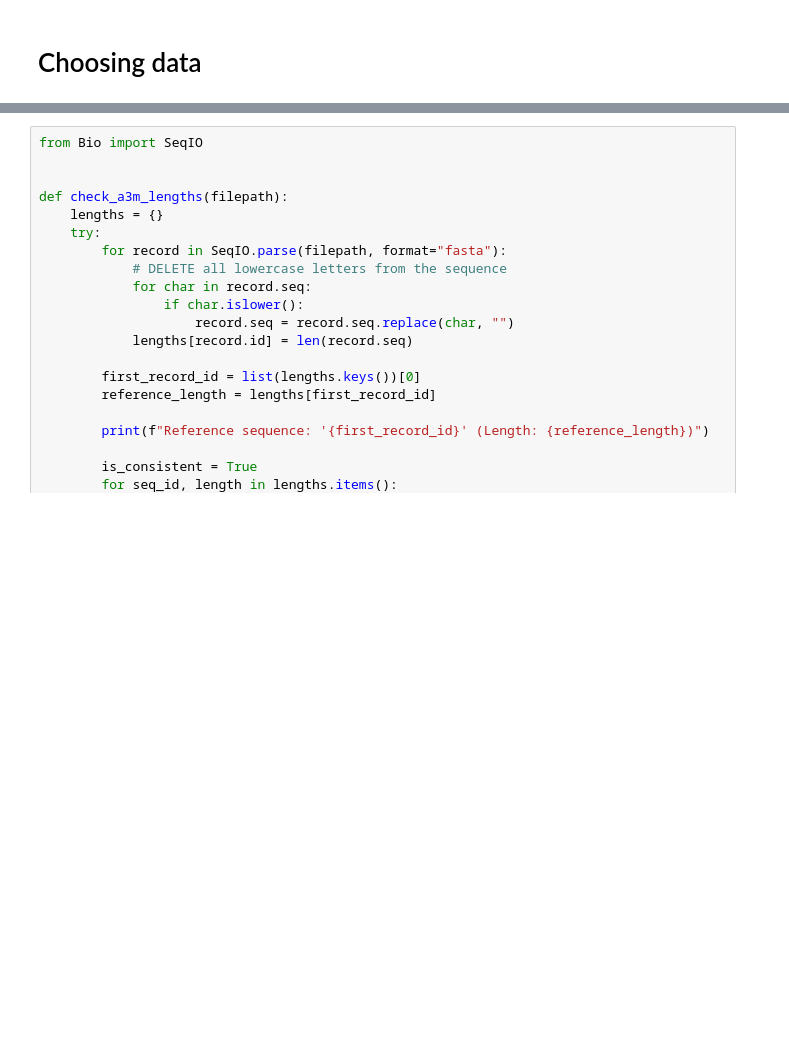
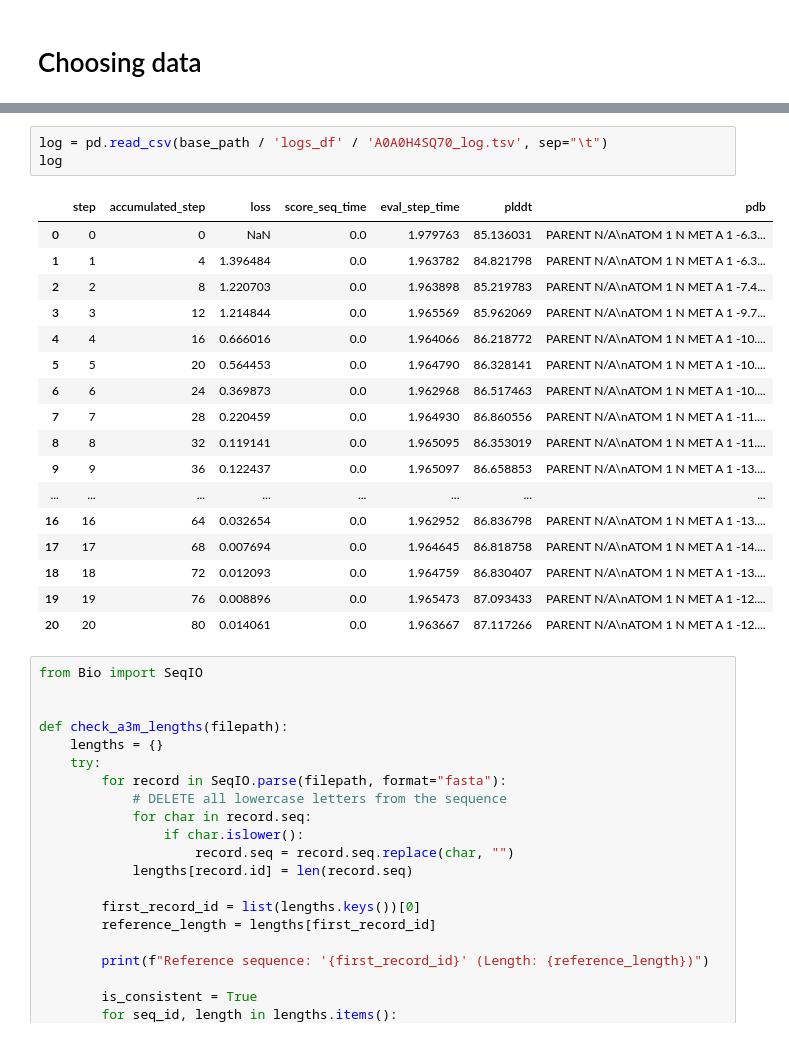
Before and after one commit to pimenol/ProteinTTT, a Jupyter notebook: notebooks/ProteinTTT_MSA.ipynb, the cells around one changed output, grey strips where cells are left out. Cells and saved outputs as stored; diff of their text form; blank space fills up the shorter version.

```diff
--- a/notebooks/ProteinTTT_MSA.ipynb
+++ b/notebooks/ProteinTTT_MSA.ipynb
@@ -43,3 +264,24 @@ log
+# %%
+log = pd.read_csv(base_path / 'logs_df' / 'A0A0H4SQ70_log.tsv', sep="\t")
+log
+# %% [output]
+|  | step | accumulated_step | loss | score_seq_time | eval_step_time | plddt | pdb |
+| 0 | 0 | 0 | NaN | 0.0 | 1.979763 | 85.136031 | PARENT N/A\nATOM 1 N MET A 1 -6.3... |
+| 1 | 1 | 4 | 1.396484 | 0.0 | 1.963782 | 84.821798 | PARENT N/A\nATOM 1 N MET A 1 -6.3... |
+| 2 | 2 | 8 | 1.220703 | 0.0 | 1.963898 | 85.219783 | PARENT N/A\nATOM 1 N MET A 1 -7.4... |
+| 3 | 3 | 12 | 1.214844 | 0.0 | 1.965569 | 85.962069 | PARENT N/A\nATOM 1 N MET A 1 -9.7... |
+| 4 | 4 | 16 | 0.666016 | 0.0 | 1.964066 | 86.218772 | PARENT N/A\nATOM 1 N MET A 1 -10.... |
+| 5 | 5 | 20 | 0.564453 | 0.0 | 1.964790 | 86.328141 | PARENT N/A\nATOM 1 N MET A 1 -10.... |
+| 6 | 6 | 24 | 0.369873 | 0.0 | 1.962968 | 86.517463 | PARENT N/A\nATOM 1 N MET A 1 -10.... |
+| 7 | 7 | 28 | 0.220459 | 0.0 | 1.964930 | 86.860556 | PARENT N/A\nATOM 1 N MET A 1 -11.... |
+| 8 | 8 | 32 | 0.119141 | 0.0 | 1.965095 | 86.353019 | PARENT N/A\nATOM 1 N MET A 1 -11.... |
+| 9 | 9 | 36 | 0.122437 | 0.0 | 1.965097 | 86.658853 | PARENT N/A\nATOM 1 N MET A 1 -13.... |
+| ... | ... | ... | ... | ... | ... | ... | ... |
+| 16 | 16 | 64 | 0.032654 | 0.0 | 1.962952 | 86.836798 | PARENT N/A\nATOM 1 N MET A 1 -13.... |
+| 17 | 17 | 68 | 0.007694 | 0.0 | 1.964645 | 86.818758 | PARENT N/A\nATOM 1 N MET A 1 -14.... |
+| 18 | 18 | 72 | 0.012093 | 0.0 | 1.964759 | 86.830407 | PARENT N/A\nATOM 1 N MET A 1 -13.... |
+| 19 | 19 | 76 | 0.008896 | 0.0 | 1.965473 | 87.093433 | PARENT N/A\nATOM 1 N MET A 1 -12.... |
+| 20 | 20 | 80 | 0.014061 | 0.0 | 1.963667 | 87.117266 | PARENT N/A\nATOM 1 N MET A 1 -12.... |
 # %%
 from Bio import SeqIO
 
```
Also changed, not shown: parts of 13 cells of this notebook, 2 other files.
